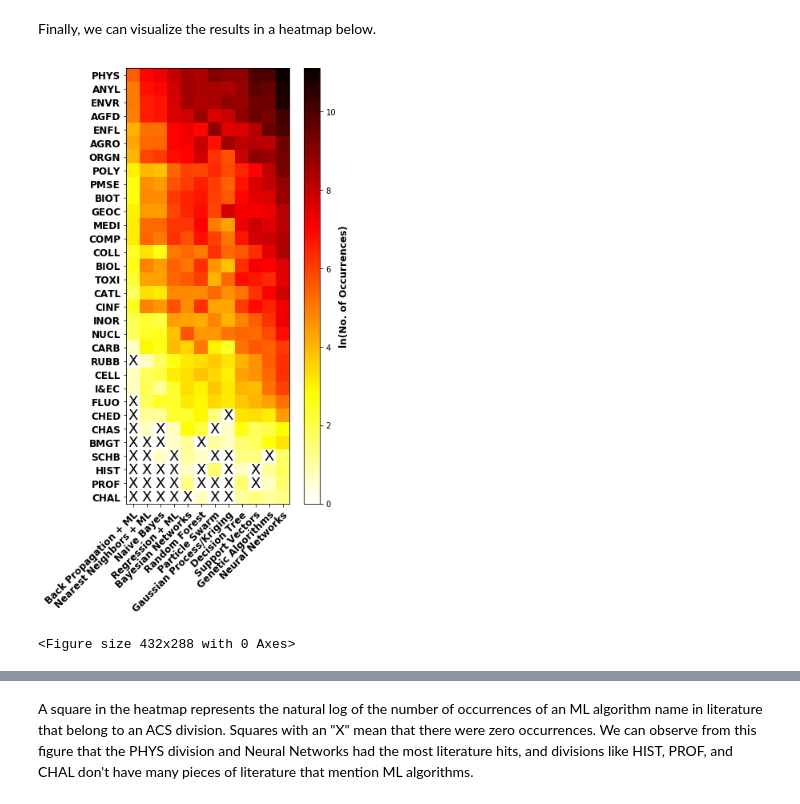
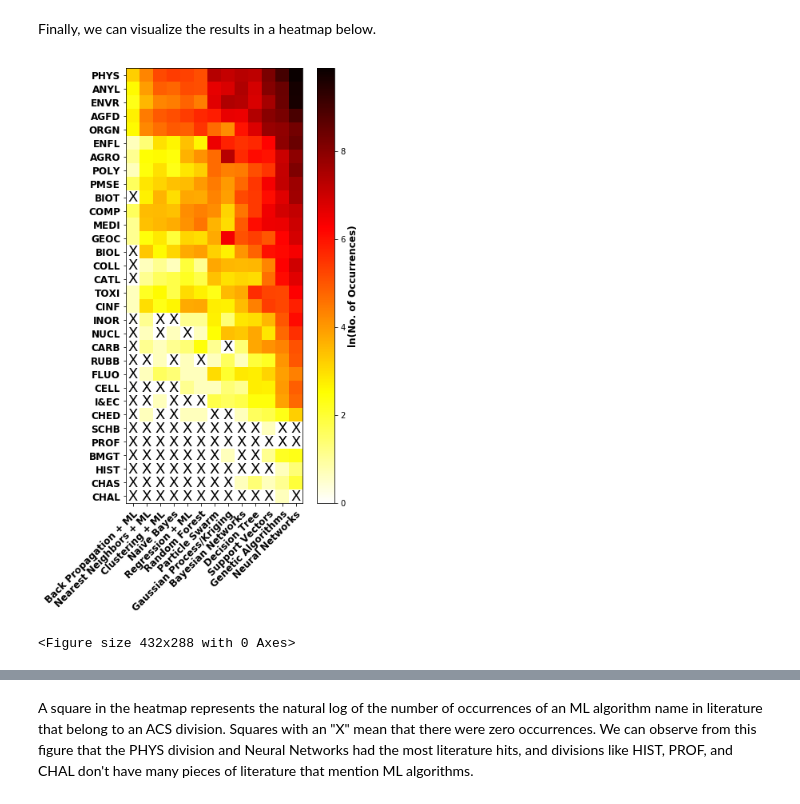
Before and after one commit to keithgroup/scopus_searching_ML_in_chem_literature, a Jupyter notebook: scopus_searches_ML_in_chem.ipynb, the cells around one changed output, grey strips where cells are left out. Drawn from its saved outputs; the diff is of its cells as text; code cells hidden in the pictures.

Commit message:
did final analyses and created new figures

```diff
--- a/scopus_searches_ML_in_chem.ipynb
+++ b/scopus_searches_ML_in_chem.ipynb
@@ -317,6 +330,10 @@ df11 = df11.reindex(df11.mean().sort_values().index, axis=1)
 # %% [markdown]
 List of ML algorithm names to label the heatmap properly.
 # %%
-ml_terms_formatted00 = ['Back Propagation + ML','Nearest Neighbors + ML','Clustering','Naive Bayes','Regression + ML',
+ml_terms_formatted00 = ['Back Propagation + ML','Nearest Neighbors + ML','Clustering + ML','Naive Bayes','Regression + ML',
                       'Random Forest','Particle Swarm','Gaussian Process/Kriging','Bayesian Networks','Decision Tree',
                       'Support Vectors','Genetic Algorithms','Neural Networks']
+
+ml_terms_formatted11 = ['Back Propagation + ML','Nearest Neighbors + ML','Naive Bayes','Clustering + ML','Regression + ML',
+                      'Bayesian Networks','Gaussian Process/Kriging','Particle Swarm','Random Forest','Decision Tree',
+                      'Genetic Algorithms','Support Vectors','Neural Networks']
@@ -415,36 +442,36 @@ Finally, we can visualize the results in a heatmap below.
 # %%
 from matplotlib import pyplot as plt
 from mpl_toolkits.axes_grid1 import make_axes_locatable
 
 fig, ax = plt.subplots(figsize=[20,10])
-im = ax.imshow(data, cmap='hot_r')
+im = ax.imshow(data00, cmap='hot_r')
 #im = ax.pcolor(data, cmap='hot_r', edgecolors='k', linewidths=0.5)
 
-ax.set_xticks(np.arange(len(ml_terms_formatted)))
-ax.set_yticks(np.arange(len(divisions)))
+ax.set_xticks(np.arange(len(ml_terms_formatted00)))
+ax.set_yticks(np.arange(len(divisions00)))
 
-ax.set_xticklabels(ml_terms_formatted, fontweight = 'bold', fontsize = 12)
-ax.set_yticklabels(divisions, fontweight = 'bold', fontsize = 12)
+ax.set_xticklabels(ml_terms_formatted00, fontweight = 'bold', fontsize = 12)
+ax.set_yticklabels(divisions00, fontweight = 'bold', fontsize = 12)
 
 plt.setp(ax.get_xticklabels(), rotation=45, ha="right",
          rotation_mode="anchor")
 
 divider = make_axes_locatable(ax)
 cax = divider.append_axes("right", size="10%", pad=0.25)
 
 cb = plt.colorbar(im, cax=cax)
 cb.set_label(label='ln(No. of Occurrences)',weight='bold',size=12)
 
-for i in range(len(divisions)):
-    for j in range(len(ml_terms_formatted)):
-        if data[i, j] == 0:
+for i in range(len(divisions00)):
+    for j in range(len(ml_terms_formatted00)):
+        if data00[i, j] == 0:
             text = ax.text(j, i, 'X',ha="center", va="center", color="k", size=18)
 
 #table = plt.table(cellText=text_data,loc='upper center',colWidths=[5]*5,rowLabels=divisions)
 
 plt.show()
 plt.tight_layout()
-#plt.savefig('heatmap.png',format='png',dpi=600)
+plt.savefig('heatmap-2000-2010.png',format='png',dpi=600)
 # %% [output]
-[figure, old version]
+[figure, new version]
 <Figure size 432x288 with 0 Axes>
```
Also changed, not shown: parts of 13 cells of this notebook, 5 other files.
